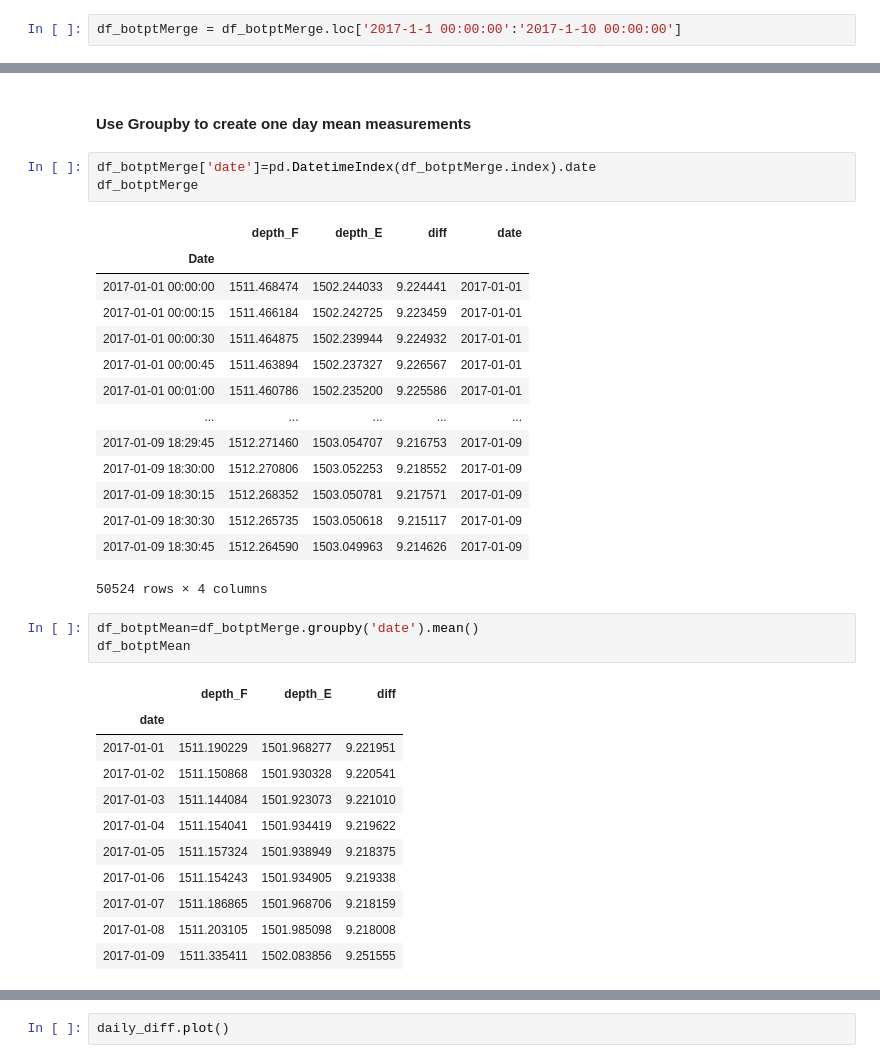
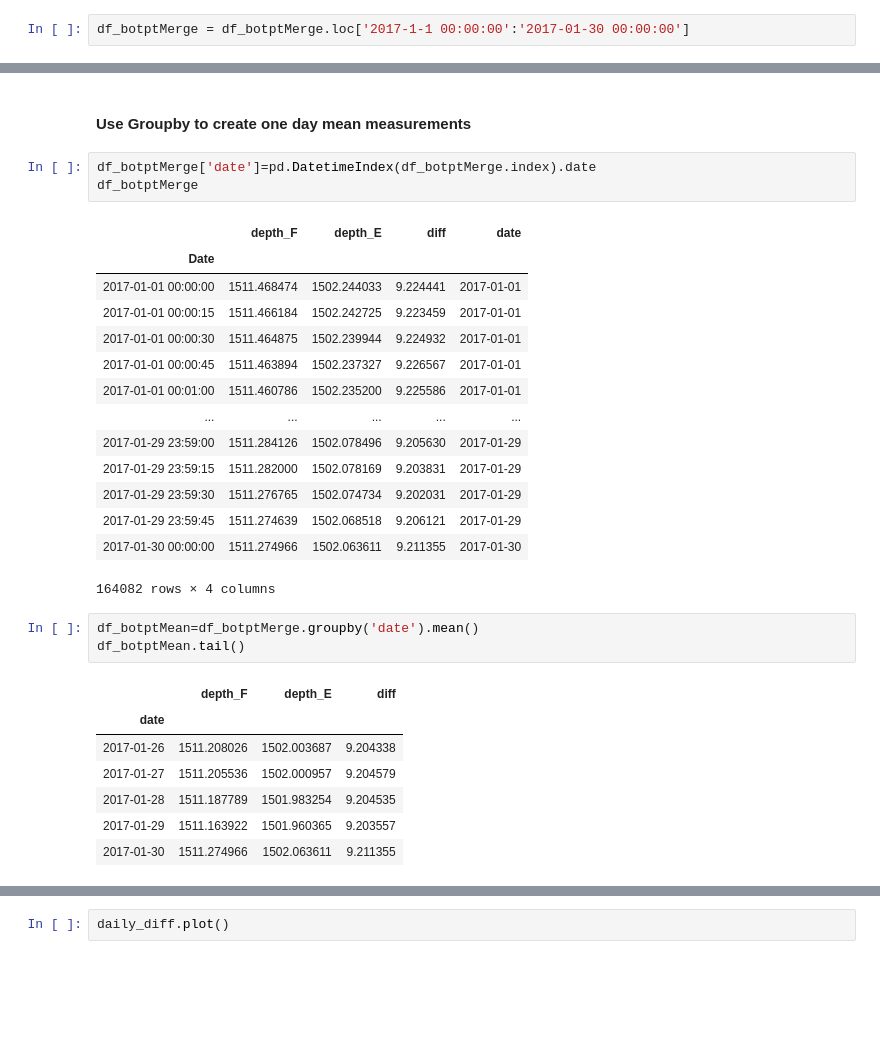
Before and after one commit to daxsoule/BOTPT, a Jupyter notebook: notebooks/play.ipynb, the cells around one changed output, grey strips where cells are left out. Drawn from its saved outputs; the diff is of its cells as text; blank space fills up the shorter version.

```diff
--- a/notebooks/play.ipynb
+++ b/notebooks/play.ipynb
@@ -75,5 +67,5 @@ test = pd.merge(df_botptF, df_botptE,how='outer', indicator=True, left_index=Tru
 df_botptMerge = test[test['_merge'] == 'both']
 del df_botptMerge['_merge']
 # %%
-df_botptMerge = df_botptMerge.loc['2017-1-1 00:00:00':'2017-1-10 00:00:00']
+df_botptMerge = df_botptMerge.loc['2017-1-1 00:00:00':'2017-01-30 00:00:00']
 # %%
@@ -163,27 +162,23 @@ df_botptMerge
 | 2017-01-01 00:00:45 | 1511.463894 | 1502.237327 | 9.226567 | 2017-01-01 |
 | 2017-01-01 00:01:00 | 1511.460786 | 1502.235200 | 9.225586 | 2017-01-01 |
 | ... | ... | ... | ... | ... |
-| 2017-01-09 18:29:45 | 1512.271460 | 1503.054707 | 9.216753 | 2017-01-09 |
-| 2017-01-09 18:30:00 | 1512.270806 | 1503.052253 | 9.218552 | 2017-01-09 |
-| 2017-01-09 18:30:15 | 1512.268352 | 1503.050781 | 9.217571 | 2017-01-09 |
-| 2017-01-09 18:30:30 | 1512.265735 | 1503.050618 | 9.215117 | 2017-01-09 |
-| 2017-01-09 18:30:45 | 1512.264590 | 1503.049963 | 9.214626 | 2017-01-09 |
+| 2017-01-29 23:59:00 | 1511.284126 | 1502.078496 | 9.205630 | 2017-01-29 |
+| 2017-01-29 23:59:15 | 1511.282000 | 1502.078169 | 9.203831 | 2017-01-29 |
+| 2017-01-29 23:59:30 | 1511.276765 | 1502.074734 | 9.202031 | 2017-01-29 |
+| 2017-01-29 23:59:45 | 1511.274639 | 1502.068518 | 9.206121 | 2017-01-29 |
+| 2017-01-30 00:00:00 | 1511.274966 | 1502.063611 | 9.211355 | 2017-01-30 |
-50524 rows × 4 columns
+164082 rows × 4 columns
 # %%
 df_botptMean=df_botptMerge.groupby('date').mean()
-df_botptMean
+df_botptMean.tail()
 # %% [output]
 |  | depth_F | depth_E | diff |
 | date |  |  |  |
-| 2017-01-01 | 1511.190229 | 1501.968277 | 9.221951 |
-| 2017-01-02 | 1511.150868 | 1501.930328 | 9.220541 |
-| 2017-01-03 | 1511.144084 | 1501.923073 | 9.221010 |
-| 2017-01-04 | 1511.154041 | 1501.934419 | 9.219622 |
-| 2017-01-05 | 1511.157324 | 1501.938949 | 9.218375 |
-| 2017-01-06 | 1511.154243 | 1501.934905 | 9.219338 |
-| 2017-01-07 | 1511.186865 | 1501.968706 | 9.218159 |
-| 2017-01-08 | 1511.203105 | 1501.985098 | 9.218008 |
-| 2017-01-09 | 1511.335411 | 1502.083856 | 9.251555 |
+| 2017-01-26 | 1511.208026 | 1502.003687 | 9.204338 |
+| 2017-01-27 | 1511.205536 | 1502.000957 | 9.204579 |
+| 2017-01-28 | 1511.187789 | 1501.983254 | 9.204535 |
+| 2017-01-29 | 1511.163922 | 1501.960365 | 9.203557 |
+| 2017-01-30 | 1511.274966 | 1502.063611 | 9.211355 |
 # %%
 # q= df_botptMean['diff'].values
 # q[0:3]
```
Also changed, not shown: parts of 12 cells of this notebook, 1 other file.
